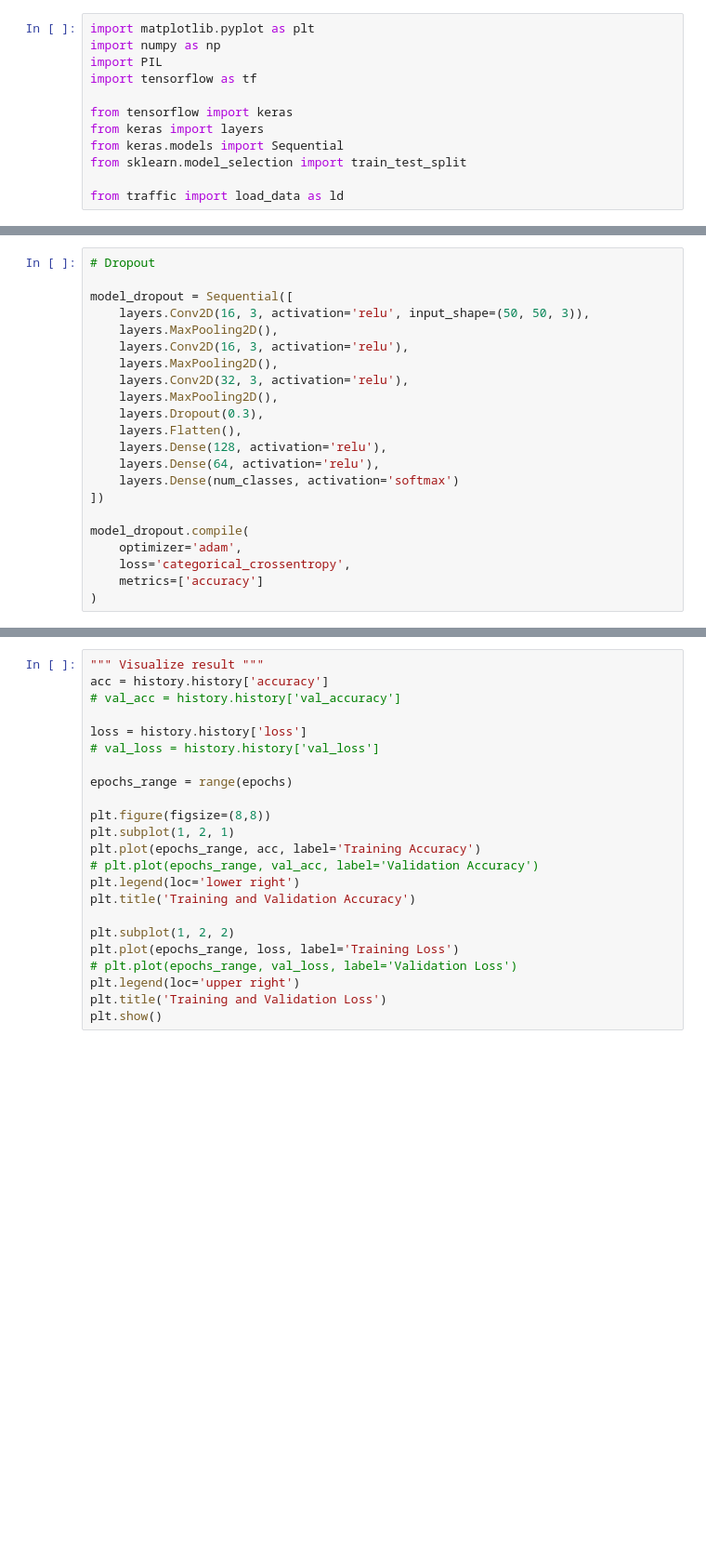
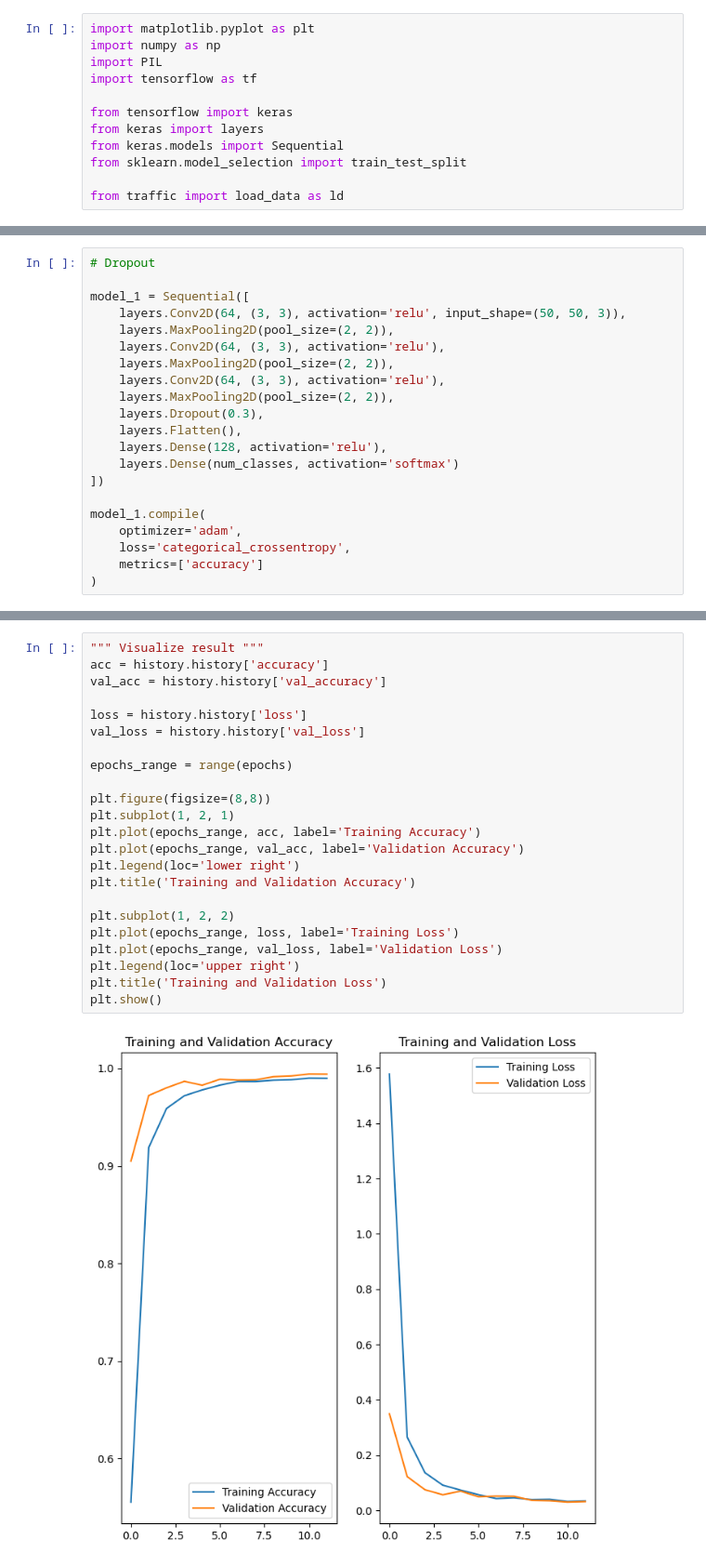
Before and after one commit to vddo/p5neuralNetworks-traffic, a Jupyter notebook: notebook_tf_2.ipynb, the cells around one changed output, grey strips where cells are left out. Shown at 93% size. Drawn from its saved outputs; the diff is of its cells as text; blank space fills up the shorter version.

```diff
--- a/notebook_tf_2.ipynb
+++ b/notebook_tf_2.ipynb
@@ -25,21 +25,20 @@ y_test = tf.keras.utils.to_categorical(y_test)
 # %%
 # Dropout
 
-model_dropout = Sequential([
-    layers.Conv2D(16, 3, activation='relu', input_shape=(50, 50, 3)),
-    layers.MaxPooling2D(),
-    layers.Conv2D(16, 3, activation='relu'),
-    layers.MaxPooling2D(),
-    layers.Conv2D(32, 3, activation='relu'),
-    layers.MaxPooling2D(),
+model_1 = Sequential([
+    layers.Conv2D(64, (3, 3), activation='relu', input_shape=(50, 50, 3)),
+    layers.MaxPooling2D(pool_size=(2, 2)),
+    layers.Conv2D(64, (3, 3), activation='relu'),
+    layers.MaxPooling2D(pool_size=(2, 2)),
+    layers.Conv2D(64, (3, 3), activation='relu'),
+    layers.MaxPooling2D(pool_size=(2, 2)),
     layers.Dropout(0.3),
     layers.Flatten(),
     layers.Dense(128, activation='relu'),
-    layers.Dense(64, activation='relu'),
     layers.Dense(num_classes, activation='softmax')
 ])
 
-model_dropout.compile(
+model_1.compile(
     optimizer='adam',
     loss='categorical_crossentropy',
     metrics=['accuracy']
@@ -72,23 +73,25 @@ Epoch 15/15
 # %%
 """ Visualize result """
 acc = history.history['accuracy']
-# val_acc = history.history['val_accuracy']
+val_acc = history.history['val_accuracy']
 
 loss = history.history['loss']
-# val_loss = history.history['val_loss']
+val_loss = history.history['val_loss']
 
 epochs_range = range(epochs)
 
 plt.figure(figsize=(8,8))
 plt.subplot(1, 2, 1)
 plt.plot(epochs_range, acc, label='Training Accuracy')
-# plt.plot(epochs_range, val_acc, label='Validation Accuracy')
+plt.plot(epochs_range, val_acc, label='Validation Accuracy')
 plt.legend(loc='lower right')
 plt.title('Training and Validation Accuracy')
 
 plt.subplot(1, 2, 2)
 plt.plot(epochs_range, loss, label='Training Loss')
-# plt.plot(epochs_range, val_loss, label='Validation Loss')
+plt.plot(epochs_range, val_loss, label='Validation Loss')
 plt.legend(loc='upper right')
 plt.title('Training and Validation Loss')
 plt.show()
+# %% [output]
+[figure, added]
```
Also changed, not shown: parts of 9 cells of this notebook, 2 other files.
